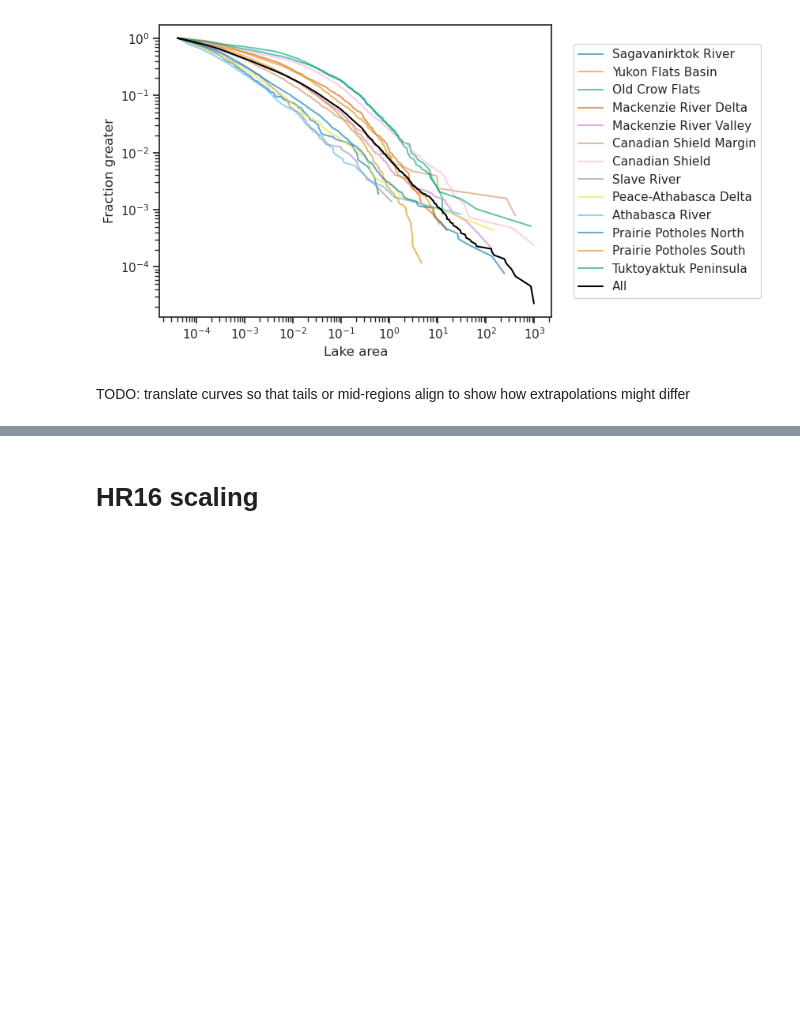
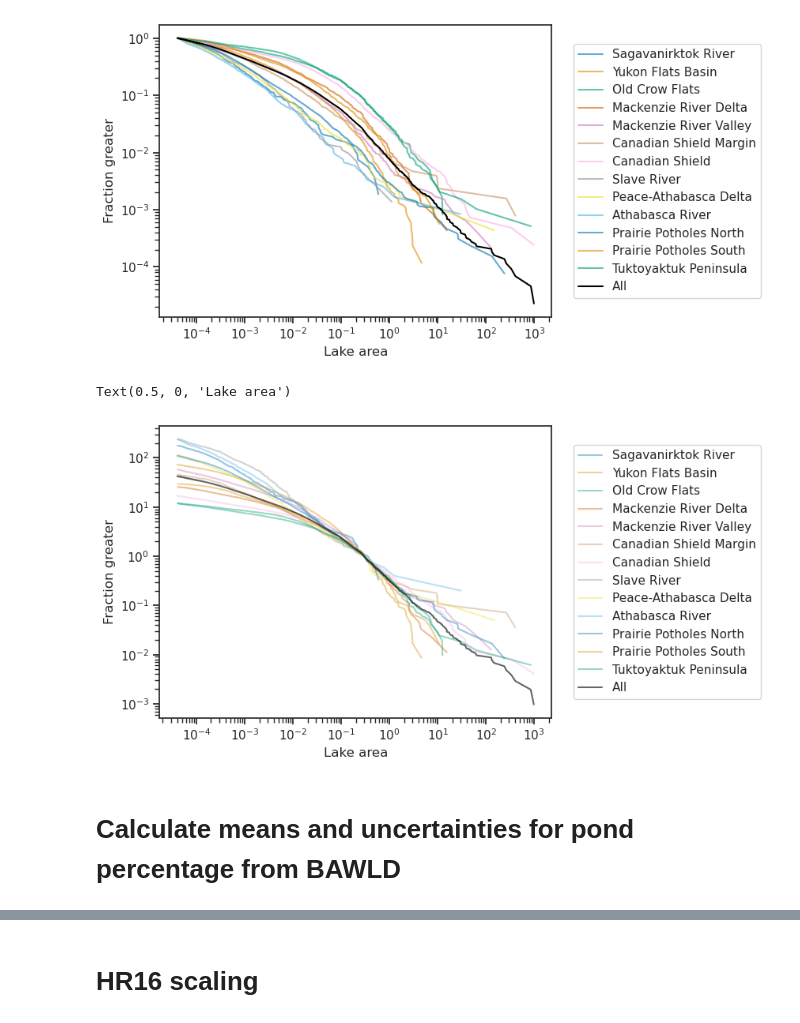
Before and after one commit to ekcomputer/lake-area, a Jupyter notebook: LSD_scale_comparison.ipynb, the cells around one changed output, grey strips where cells are left out. Cells and saved outputs as stored; diff of their text form; code cells hidden in the pictures; blank space fills up the shorter version.

```diff
--- a/LSD_scale_comparison.ipynb
+++ b/LSD_scale_comparison.ipynb
@@ -203,5 +233,40 @@ ax.set_xlabel('Lake area')
 # %% [output]
 Text(0.5, 0, 'Lake area')
 [figure]
-# %% [markdown]
-TODO: translate curves so that tails or mid-regions align to show how extrapolations might differ
+# %%
+def findNearest(arr, val):
+    ''' Function to find index of value nearest to target value'''
+    # calculate the difference array
+    difference_array = np.absolute(arr-val)
+
+    # find the index of minimum element from the array
+    index = difference_array.argmin()
+    return index
+# %%
+## Repeat, but apply offset based on value at 0.3 km2 to match up on high end
+
+## colors
+# rainbow_cycler = cycler
+sns.set_palette("colorblind",len(regions) ) # colors from https://stackoverflow.com/a/46152327/7690975 Other option is: `from cycler import cycler; `# ax.set_prop_cycle(rainbow_cycler), plt(... prop_cycle=rainbow_cycler, )
+
+## plot
+fig, ax = plt.subplots() # figsize=(5,3)
+for region in regions[:-1]:
+    X, P = powerlaw.cdf(gdf_cir_lsd.query('Region == @region').Area, survival=True) # color='green' #
+    idx = findNearest(X, 0.3)
+    ax.plot(X, P/(P[idx]), alpha=0.4, label=region)
+
+## repeat for all (should re-use as function...)
+X, P = powerlaw.cdf(gdf_cir_lsd.Area, survival=True)
+idx = findNearest(X, 0.3)
+ax.plot(X, P/(P[idx]), alpha=0.6, color='black', label='All')
+ax.set_xscale('log')
+ax.set_yscale('log')
+ax.legend(loc= 'center left', bbox_to_anchor=(1.04, 0.5)) # legend on right (see https://stackoverflow.com/a/43439132/7690975)
+ax.set_ylabel('Fraction greater')
+ax.set_xlabel('Lake area')
+# %% [output]
+Text(0.5, 0, 'Lake area')
+[figure, added]
+# %% [markdown]
+# Calculate means and uncertainties for pond percentage from BAWLD
```
Also changed, not shown: parts of 15 cells of this notebook.
